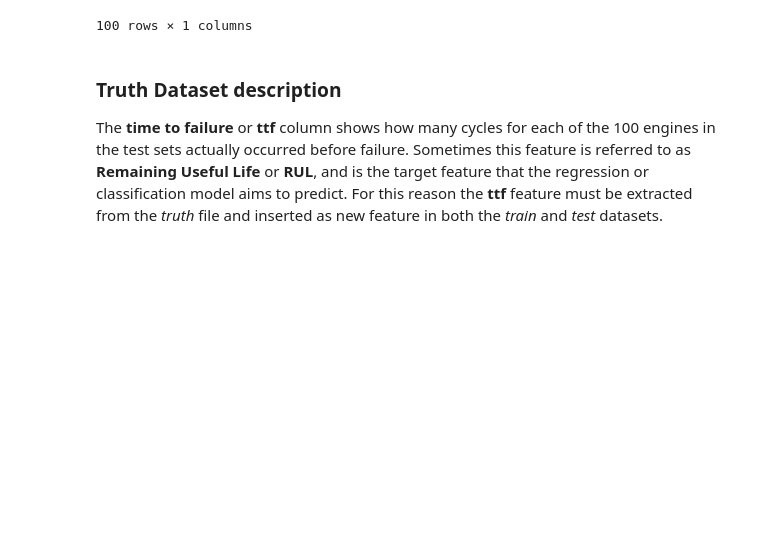
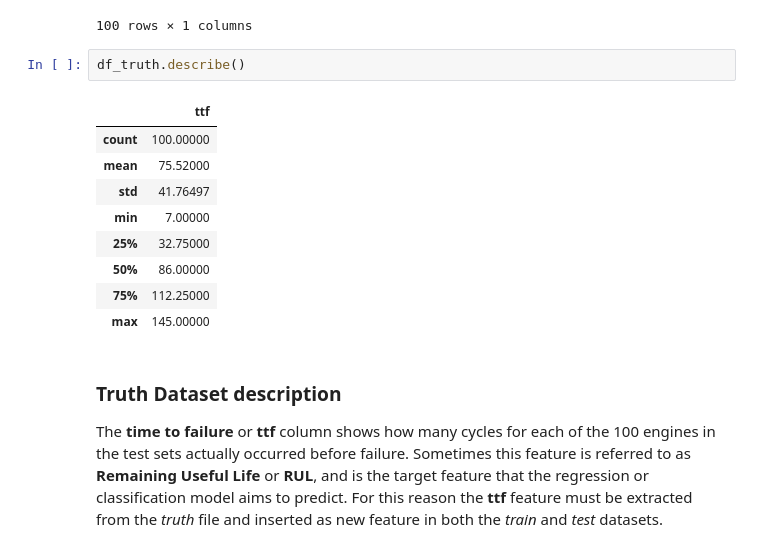
Before and after one commit to Megalodonte/BGHWSW, a Jupyter notebook: Aircraft-pred-main/predictive-maintenance-master/test.ipynb, the cells around one changed output. Saved outputs shown, nothing was run; the diff lists cells and outputs as text; blank space fills up the shorter version.

```diff
--- a/Aircraft-pred-main/predictive-maintenance-master/test.ipynb
+++ b/Aircraft-pred-main/predictive-maintenance-master/test.ipynb
@@ -216,6 +215,18 @@ df_truth
 | 98 | 117 |
 | 99 | 20 |
 100 rows × 1 columns
+# %%
+df_truth.describe()
+# %% [output]
+|  | ttf |
+| count | 100.00000 |
+| mean | 75.52000 |
+| std | 41.76497 |
+| min | 7.00000 |
+| 25% | 32.75000 |
+| 50% | 86.00000 |
+| 75% | 112.25000 |
+| max | 145.00000 |
 # %% [markdown]
 ### Truth Dataset description
 The **time to failure** or **ttf** column shows how many cycles for each of the 100 engines in the test sets actually occurred before failure. Sometimes this feature is referred to as **Remaining Useful Life** or **RUL**, and is the target feature that the regression or classification model aims to predict.
```
Also changed, not shown: parts of 13 cells of this notebook.
